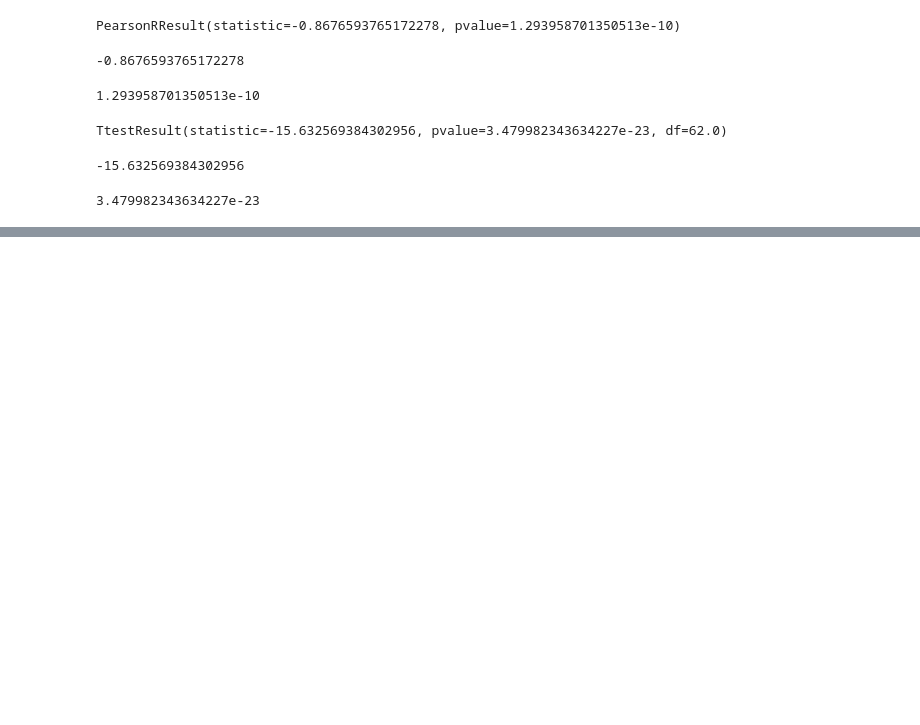
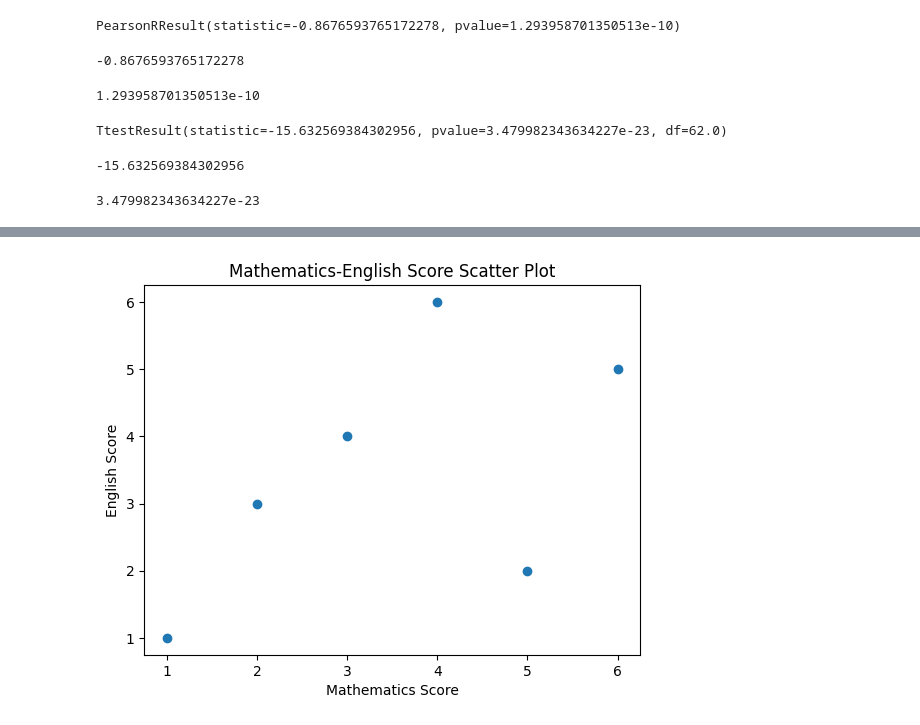
Before and after one commit to HongSeongMo/Bigdata_Analysis_Professional, a Jupyter notebook: 241018.ipynb, the cells around one changed output, grey strips where cells are left out. Saved outputs shown, nothing was run; the diff lists cells and outputs as text; code cells hidden in the pictures; blank space fills up the shorter version.

```diff
--- a/241018.ipynb
+++ b/241018.ipynb
@@ -402,0 +502,12 @@ test[1]
+# %%
+data = pd.DataFrame({'학생ID': ['1','2','3','4','5','6'],
+                     '성별': ['여성','남성','남성','여성','남성','남성'],
+                     '학년': ['1','1','2','2','3','3'],
+                     '국어': [2,6,4,3,1,5],
+                     '수학': [2,3,6,5,1,4],
+                     '영어': [3,4,5,2,1,6],
+                     '사회': [2,6,5,4,1,3],
+                     '과학': [2,6,5,4,1,3]},
+                    columns=['학생ID','성별','학년','국어','수학','영어','사회','과학'])
+df = data.set_index('학생ID')
+df
@@ -402,0 +523,8 @@ test[1]
+# %%
+plt.title('Mathematics-English Score Scatter Plot')
+plt.xlabel('Mathematics Score')
+plt.ylabel('English Score')
+plt.scatter(df['수학'], df['영어'])
+plt.show()
+# %% [output]
+[figure, added]
```
Also changed, not shown: parts of 12 cells of this notebook.
